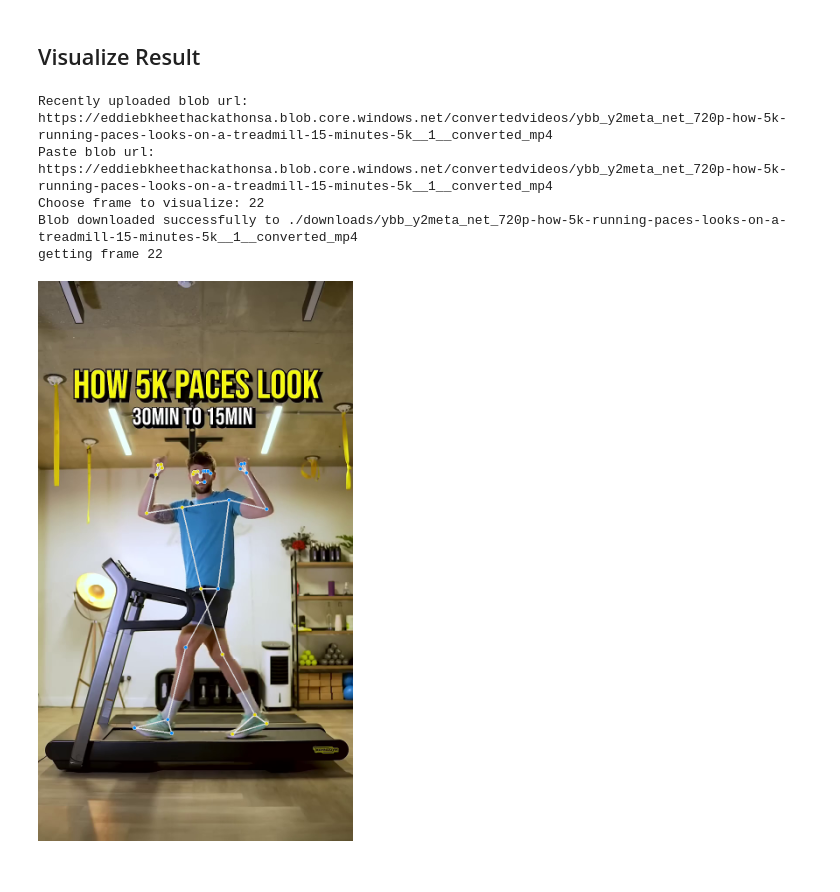
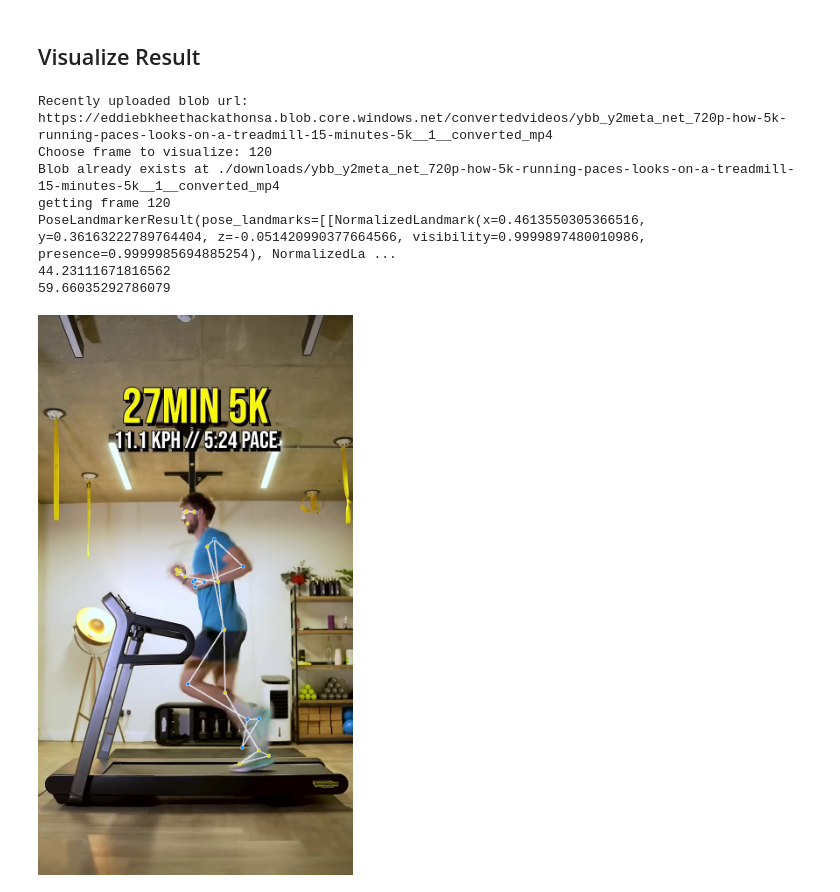
Before and after one commit to ohadtay/StrideSight, a Jupyter notebook: StrideSight.ipynb, the cells around one changed output. Drawn from its saved outputs; the diff is of its cells as text; code cells hidden in the pictures.

```diff
--- a/StrideSight.ipynb
+++ b/StrideSight.ipynb
@@ -370,12 +370,13 @@ Data ingestion started with result IngestionResult(status=IngestionStatus.QUEUED
 # %% [markdown]
 ## Visualize Result
 # %%
+# @title Default title text
 import os
 from azure.storage.blob import BlobServiceClient, BlobClient
 from urllib.parse import urlparse
 
 print(f"Recently uploaded blob url: {blob_url}")
-blob_url = input("Paste blob url: ")
+# blob_url = input("Paste blob url: ") #uncomment to take url from user
 frame_number = int(input("Choose frame to visualize: "))
 
 from azure.storage.blob import BlobServiceClient
@@ -430,35 +431,72 @@ from mediapipe.tasks import python
 from mediapipe.tasks.python import vision
 from google.colab.patches import cv2_imshow
 
 # MediaPipe setup (same as before)
 base_options = python.BaseOptions(model_asset_path='pose_landmarker.task')
 options = vision.PoseLandmarkerOptions(
     base_options=base_options,
     output_segmentation_masks=True)
 detector = vision.PoseLandmarker.create_from_options(options)
 
 
 # extract frame number X from video
 def GetFrameFromVideo(video_file, frame_number):
   cap = cv2.VideoCapture(video_file)
   fps = cap.get(cv2.CAP_PROP_FPS)
   print(f"getting frame {frame_number}")
   cap.set(cv2.CAP_PROP_POS_FRAMES, frame_number)
   ret, frame = cap.read()
   cap.release()
   return frame
 
 frame = GetFrameFromVideo(video_file, frame_number)
 # cv2_imshow(frame)
 
 image = mp.Image(image_format=mp.ImageFormat.SRGB, data=cv2.cvtColor(frame, cv2.COLOR_BGR2RGB))
 detection_result = detector.detect(image)
+print(detection_result)
+
+keypoints = detection_result.pose_landmarks[0]
+landmarks = detection_result.pose_landmarks[0]
+mp_drawing = mp.solutions.drawing_utils
+mp_drawing_styles = mp.solutions.drawing_styles
+mp_pose = mp.solutions.pose
+hip = [landmarks[mp_pose.PoseLandmark.RIGHT_HIP.value].x,landmarks[mp_pose.PoseLandmark.RIGHT_HIP.value].y]
+knee = [landmarks[mp_pose.PoseLandmark.RIGHT_KNEE.value].x,landmarks[mp_pose.PoseLandmark.RIGHT_KNEE.value].y]
+ankle = [landmarks[mp_pose.PoseLandmark.RIGHT_ANKLE.value].x,landmarks[mp_pose.PoseLandmark.RIGHT_ANKLE.value].y]
+
+def calculate_angle(a,b,c):
+    a = np.array(a) # First
+    b = np.array(b) # Mid
+    c = np.array(c) # End
+
+    radians = np.arctan2(c[1]-b[1], c[0]-b[0]) - np.arctan2(a[1]-b[1], a[0]-b[0])
+    angle = np.abs(radians*180.0/np.pi)
+
+    if angle >180.0:
+        angle = 360-angle
+
+    return angle
+
+angle_knee = calculate_angle(hip, knee, ankle)
+knee_angle = 180-angle_knee
+print(knee_angle)
+
+k23 = keypoints[23]
+k25 = keypoints[25]
+k27 = keypoints[27]
+
+
+print(calculate_angle((k23.x, k23.y), (k25.x, k25.y), (k27.x, k27.y)))
+
 annotated_image = draw_landmarks_on_image(image.numpy_view(), detection_result)
 cv2_imshow(cv2.cvtColor(annotated_image, cv2.COLOR_RGB2BGR))  # Display the frame
 # %% [output]
 Recently uploaded blob url: https://eddiebkheethackathonsa.blob.core.windows.net/convertedvideos/ybb_y2meta_net_720p-how-5k-running-paces-looks-on-a-treadmill-15-minutes-5k__1__converted_mp4
-Paste blob url: https://eddiebkheethackathonsa.blob.core.windows.net/convertedvideos/ybb_y2meta_net_720p-how-5k-running-paces-looks-on-a-treadmill-15-minutes-5k__1__converted_mp4
-Choose frame to visualize: 22
-Blob downloaded successfully to ./downloads/ybb_y2meta_net_720p-how-5k-running-paces-looks-on-a-treadmill-15-minutes-5k__1__converted_mp4
-getting frame 22
+Choose frame to visualize: 120
+Blob already exists at ./downloads/ybb_y2meta_net_720p-how-5k-running-paces-looks-on-a-treadmill-15-minutes-5k__1__converted_mp4
+getting frame 120
+PoseLandmarkerResult(pose_landmarks=[[NormalizedLandmark(x=0.4613550305366516, y=0.36163222789764404, z=-0.051420990377664566, visibility=0.9999897480010986, presence=0.9999985694885254), NormalizedLa ...
+44.23111671816562
+59.66035292786079
-[figure, old version]
+[figure, new version]
```
